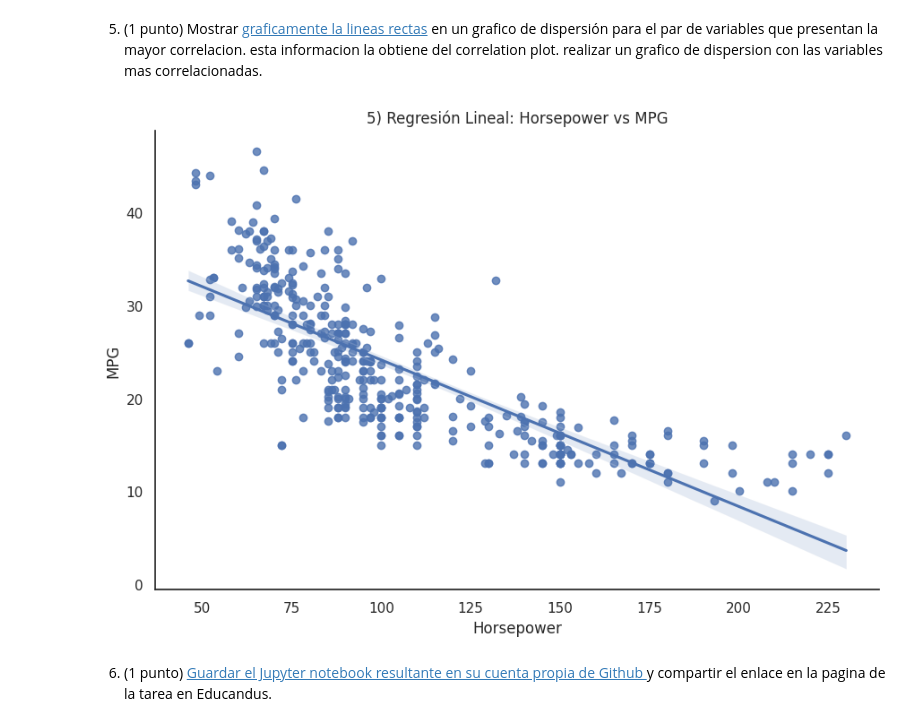
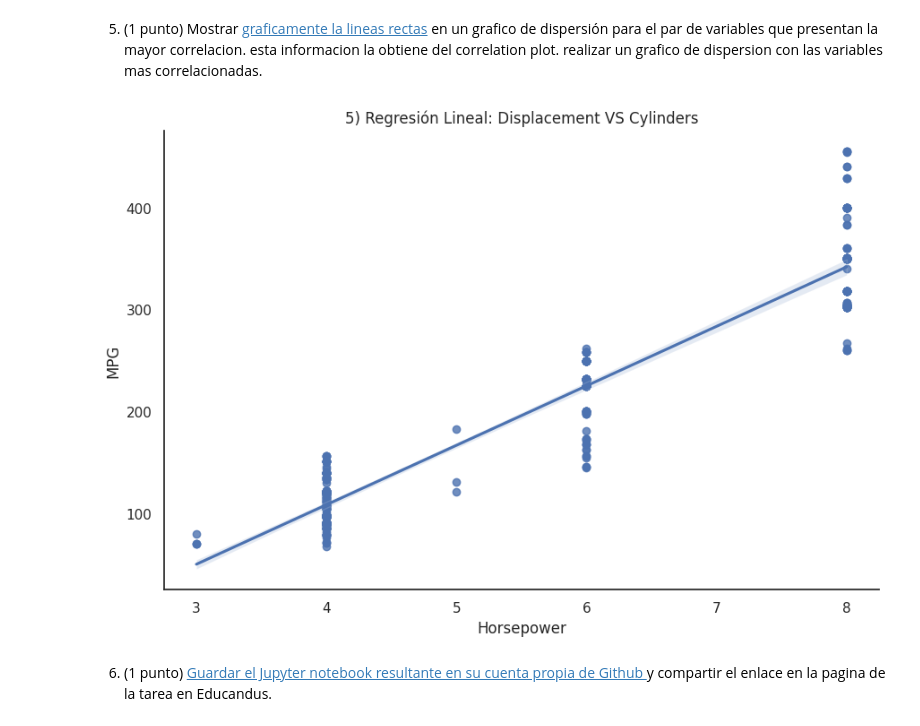
Before and after one commit to BorisMejiasII/RegresionLineal-II, a Jupyter notebook: S07-Linear-Models/Tarea_regresion_lineal.ipynb, the cells around one changed output. Saved outputs shown, nothing was run; the diff lists cells and outputs as text; code cells hidden in the pictures.

```diff
--- a/S07-Linear-Models/Tarea_regresion_lineal.ipynb
+++ b/S07-Linear-Models/Tarea_regresion_lineal.ipynb
@@ -94,14 +94,14 @@ print(f"   Coeficiente de Determinación (R²): {r2:.2f}")
 # %%
 import seaborn as sns
 import matplotlib.pyplot as plt
 
 # lmplot para la relación más correlacionada (horsepower vs mpg)
-sns.lmplot(x="horsepower", y="mpg", data=mpg, aspect=1.5, height=6)
-plt.title("5) Regresión Lineal: Horsepower vs MPG")
+sns.lmplot(x="cylinders", y="displacement", data=mpg, aspect=1.5, height=6)
+plt.title("5) Regresión Lineal: Displacement VS Cylinders")
 plt.xlabel("Horsepower")
 plt.ylabel("MPG")
 plt.show()
 # %% [output]
-[figure, old version]
+[figure, new version]
 # %% [markdown]
 6) (1 punto) [Guardar el Jupyter notebook resultante en su cuenta propia de Github ](https://bebi103a.github.io/lessons/02/git_with_colab.html) y compartir el enlace en la pagina de la tarea en Educandus.
```
